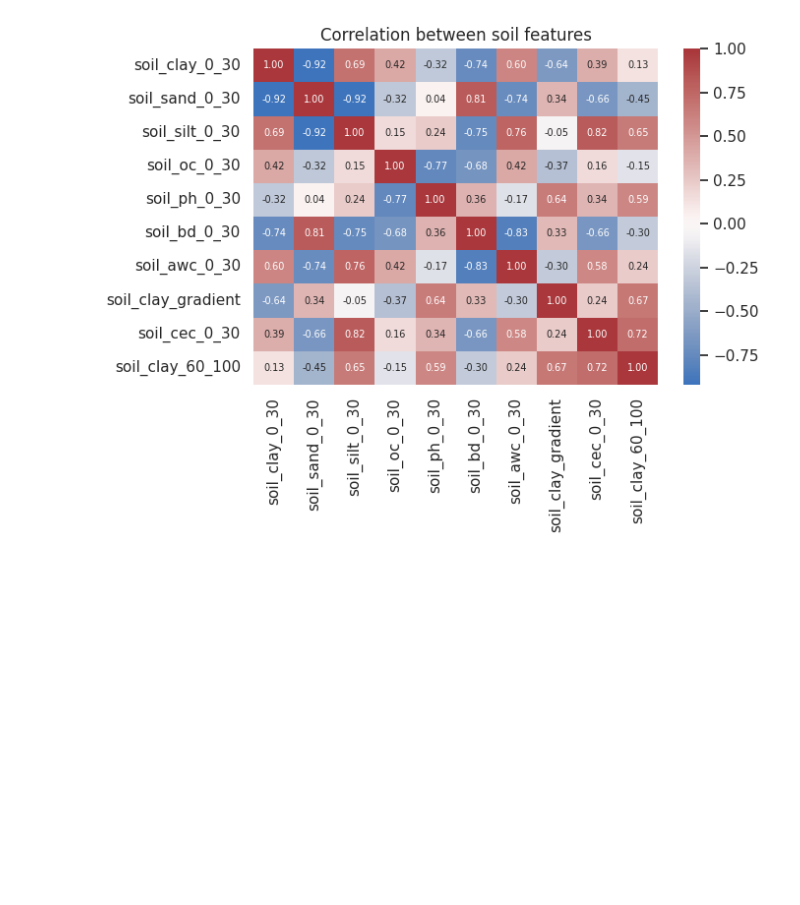
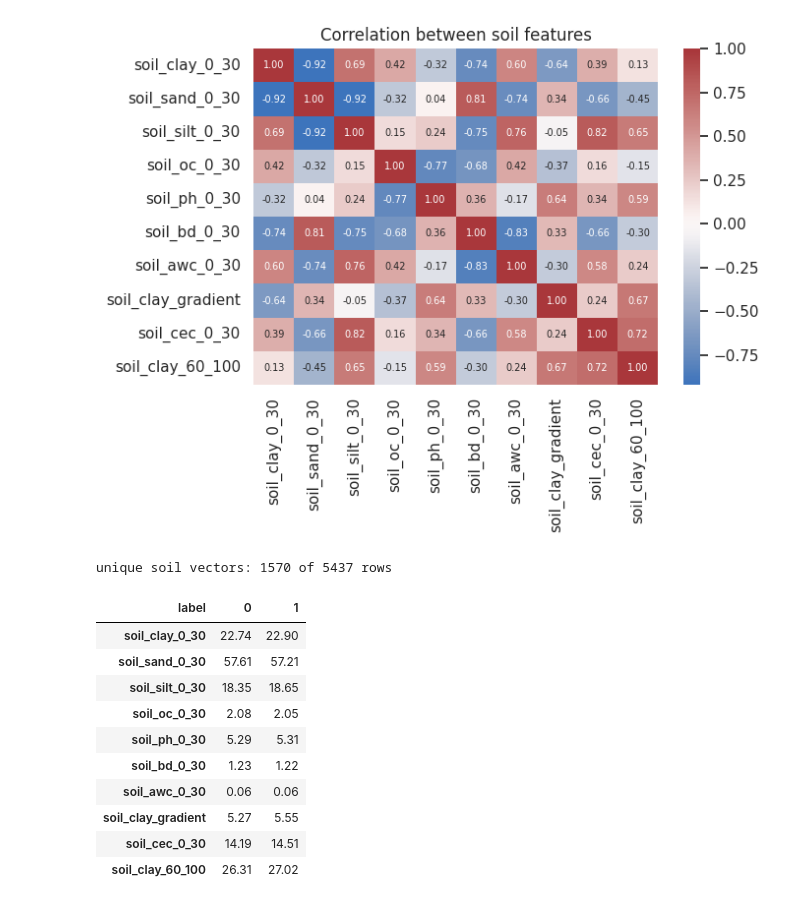
Before and after one commit to amasha-sinhalagoda/J26-IT-334, a Jupyter notebook: Landslide_Model.ipynb, the cells around one changed output. Cells and saved outputs as stored; diff of their text form; code cells hidden in the pictures; blank space fills up the shorter version.

```diff
--- a/Landslide_Model.ipynb
+++ b/Landslide_Model.ipynb
@@ -135,3 +135,20 @@ plt.show()
 # %% [output]
 ['soil_clay_0_30', 'soil_sand_0_30', 'soil_silt_0_30', 'soil_oc_0_30', 'soil_ph_0_30', 'soil_bd_0_30', 'soil_awc_0_30', 'soil_clay_gradient', 'soil_cec_0_30', 'soil_clay_60_100']
 [figure]
+# %%
+print('unique soil vectors:', clean[SOIL].drop_duplicates().shape[0], 'of', len(clean), 'rows')
+
+clean.groupby('label')[SOIL].mean().T.round(2)
+# %% [output]
+unique soil vectors: 1570 of 5437 rows
+| label | 0 | 1 |
+| soil_clay_0_30 | 22.74 | 22.90 |
+| soil_sand_0_30 | 57.61 | 57.21 |
+| soil_silt_0_30 | 18.35 | 18.65 |
+| soil_oc_0_30 | 2.08 | 2.05 |
+| soil_ph_0_30 | 5.29 | 5.31 |
+| soil_bd_0_30 | 1.23 | 1.22 |
+| soil_awc_0_30 | 0.06 | 0.06 |
+| soil_clay_gradient | 5.27 | 5.55 |
+| soil_cec_0_30 | 14.19 | 14.51 |
+| soil_clay_60_100 | 26.31 | 27.02 |
```
